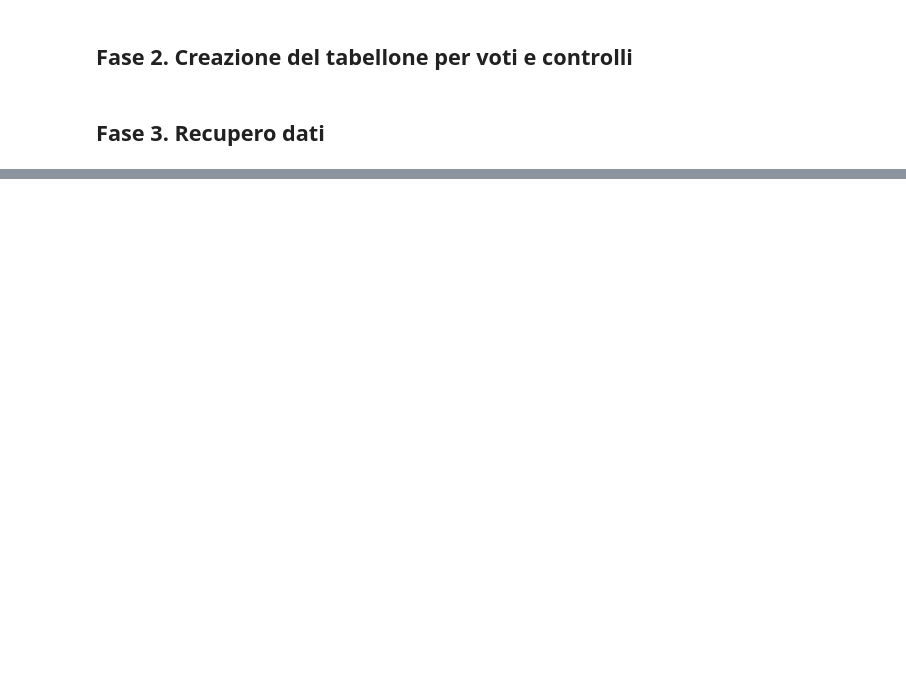
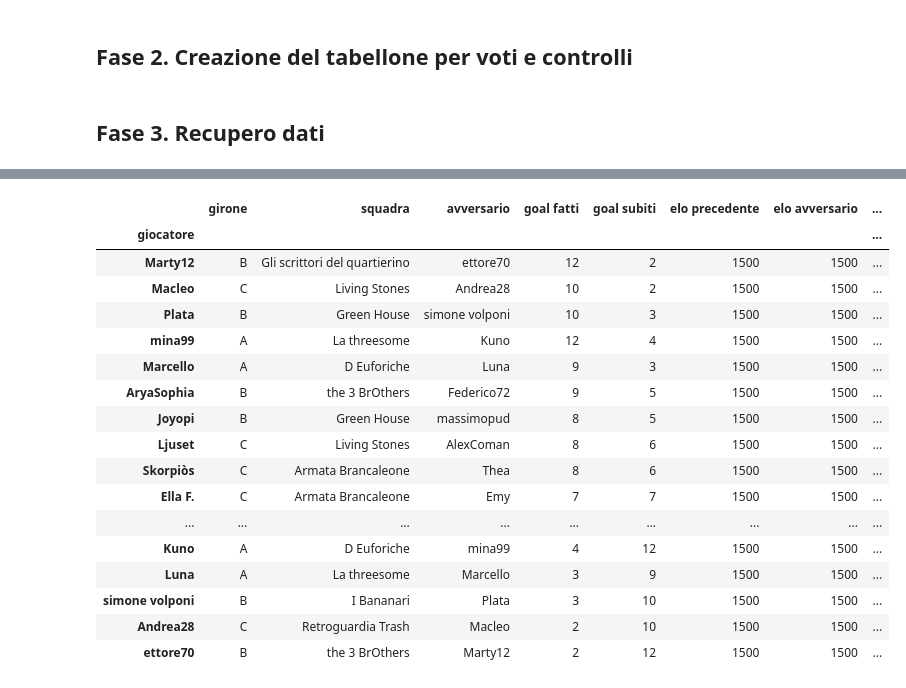
Before and after one commit to chiara-paci/writersdream, a Jupyter notebook: scrittopoli/Scrittopoli - Giornata 1.ipynb, the cells around one changed output, grey strips where cells are left out. Saved outputs shown, nothing was run; the diff lists cells and outputs as text; code cells hidden in the pictures; blank space fills up the shorter version.

```diff
--- a/scrittopoli/Scrittopoli - Giornata 1.ipynb
+++ b/scrittopoli/Scrittopoli - Giornata 1.ipynb
@@ -116,8 +144,5 @@ mu.to_table_html_multi(quadro)
 # %%
-squadre=scrittopoli.copy()
-squadre=squadre.reset_index()[["squadra","giocatore"]].set_index("squadra")
-
-# Versione random di prova, da sostituire con lettura della formazione via csv o spreadsheet
+# Versione random di prova, da sostituire con lettura della formazione via spreadsheet sotto
 data=[]
 for sq in squadre.index.unique():
     capitano=squadre.loc[sq].sample(n=1).iloc[0]["giocatore"]
@@ -126,5 +151,7 @@ for sq in squadre.index.unique():
     data.append([sq,capitano,riserva]+titolari)
 formazioni=pd.DataFrame(data,columns=["squadra","capitano","riserva","titolare 1","titolare 2"])
 formazioni=formazioni.set_index("squadra")
+formazioni["riposa"]=""
+formazioni.set_value("Gli ultimi","riposa","(riposa)")
 
-#formazioni=pd.read_csv(formazioni_csv,sep=":",quotechar='"',header=0,index_col=1).sort_index()
+#formazioni=s.get_formazioni(1)
@@ -429,0 +540,87 @@ TypeError: merge() got an unexpected keyword argument 'index_right'
+# %%
+q=risultati.copy()
+
+def calc_giocatore(row,match):
+    riserva=row["riserva"]
+    giocatore=row["match %d" % match]
+    sostituzione=row["match %d riserva" % match]
+    if sostituzione: return riserva
+    return giocatore
+
+def calc_giocatore_1(row): return calc_giocatore(row,1)
+def calc_giocatore_2(row): return calc_giocatore(row,2)
+
+q["giocatore 1"]=q.apply(calc_giocatore_1,axis=1)
+q["giocatore 2"]=q.apply(calc_giocatore_2,axis=1)
+
+a=q[["giocatore 1","match 1 goal"]].copy()
+a.columns=["giocatore","goal"]
+a["match"]="1"
+
+b=q[["giocatore 2","match 2 goal"]].copy()
+b.columns=["giocatore","goal"]
+b["match"]="2"
+
+q=a.append(b).reset_index().set_index(["girone","partita","match"])
+q=q.merge(q,how="outer",left_index=True,right_index=True,suffixes=[" 1"," 2"])
+q=q[q["giocatore 1"]!=q["giocatore 2"]]
+
+elo=q[["squadra 1","giocatore 1","giocatore 2","goal 1","goal 2"]]
+elo.columns=["squadra","giocatore","avversario","goal fatti","goal subiti"]
+elo=elo.reset_index().set_index(["girone","squadra","giocatore"]).sort_index()
+elo=elo[["avversario","goal fatti","goal subiti"]].copy()
+elo["elo precedente"]=1500
+elo["elo avversario"]=1500
+
+def calcola_punteggi(row):
+    exp_a,exp_b=melo.punteggi_attesi(row["elo precedente"],row["elo avversario"])
+    score_a,score_b=melo.punteggi_reali(row["goal fatti"],row["goal subiti"])
+    row["punteggio atteso"]=exp_a
+    row["punteggio reale"]=score_a
+    return row
+
+elo=elo.apply(calcola_punteggi,axis=1)
+
+elo["scostamento"]=elo["punteggio reale"]-elo["punteggio atteso"]
+mean=elo["scostamento"].mean()
+sigma=elo["scostamento"].std()
+
+for alpha in np.linspace(0,6,601):
+    if mlab.normpdf(alpha*sigma,mean,sigma)<=0.0001:
+        break
+
+#x = np.linspace(mean - alpha*sigma, mean + alpha*sigma, 100)
+#plt.plot(x,mlab.normpdf(x, mean, sigma))
+#plt.show()
+
+max_scostamento=alpha*sigma
+max_variazione=50
+K=max_variazione/max_scostamento
+
+def norm_elo(x):
+    e=round(max(1450,x))
+    return int(e)
+
+elo["elo nuovo"]=elo["elo precedente"]+K*elo["scostamento"]
+elo["elo nuovo"]=elo["elo nuovo"].apply(norm_elo)
+elo=elo.reset_index().set_index(["giocatore"]).sort_values("elo nuovo",ascending=False)
+elo
+# %% [output]
+|  | girone | squadra | avversario | goal fatti | goal subiti | elo precedente | elo avversario | ... |
+| giocatore |  |  |  |  |  |  |  | ... |
+| Marty12 | B | Gli scrittori del quartierino | ettore70 | 12 | 2 | 1500 | 1500 | ... |
+| Macleo | C | Living Stones | Andrea28 | 10 | 2 | 1500 | 1500 | ... |
+| Plata | B | Green House | simone volponi | 10 | 3 | 1500 | 1500 | ... |
+| mina99 | A | La threesome | Kuno | 12 | 4 | 1500 | 1500 | ... |
+| Marcello | A | D Euforiche | Luna | 9 | 3 | 1500 | 1500 | ... |
+| AryaSophia | B | the 3 BrOthers | Federico72 | 9 | 5 | 1500 | 1500 | ... |
+| Joyopi | B | Green House | massimopud | 8 | 5 | 1500 | 1500 | ... |
+| Ljuset | C | Living Stones | AlexComan | 8 | 6 | 1500 | 1500 | ... |
+| Skorpiòs | C | Armata Brancaleone | Thea | 8 | 6 | 1500 | 1500 | ... |
+| Ella F. | C | Armata Brancaleone | Emy | 7 | 7 | 1500 | 1500 | ... |
+| ... | ... | ... | ... | ... | ... | ... | ... | ... |
+| Kuno | A | D Euforiche | mina99 | 4 | 12 | 1500 | 1500 | ... |
+| Luna | A | La threesome | Marcello | 3 | 9 | 1500 | 1500 | ... |
+| simone volponi | B | I Bananari | Plata | 3 | 10 | 1500 | 1500 | ... |
+| Andrea28 | C | Retroguardia Trash | Macleo | 2 | 10 | 1500 | 1500 | ... |
+| ettore70 | B | the 3 BrOthers | Marty12 | 2 | 12 | 1500 | 1500 | ... |
```
Also changed, not shown: parts of 30 cells of this notebook, 11 other files.
